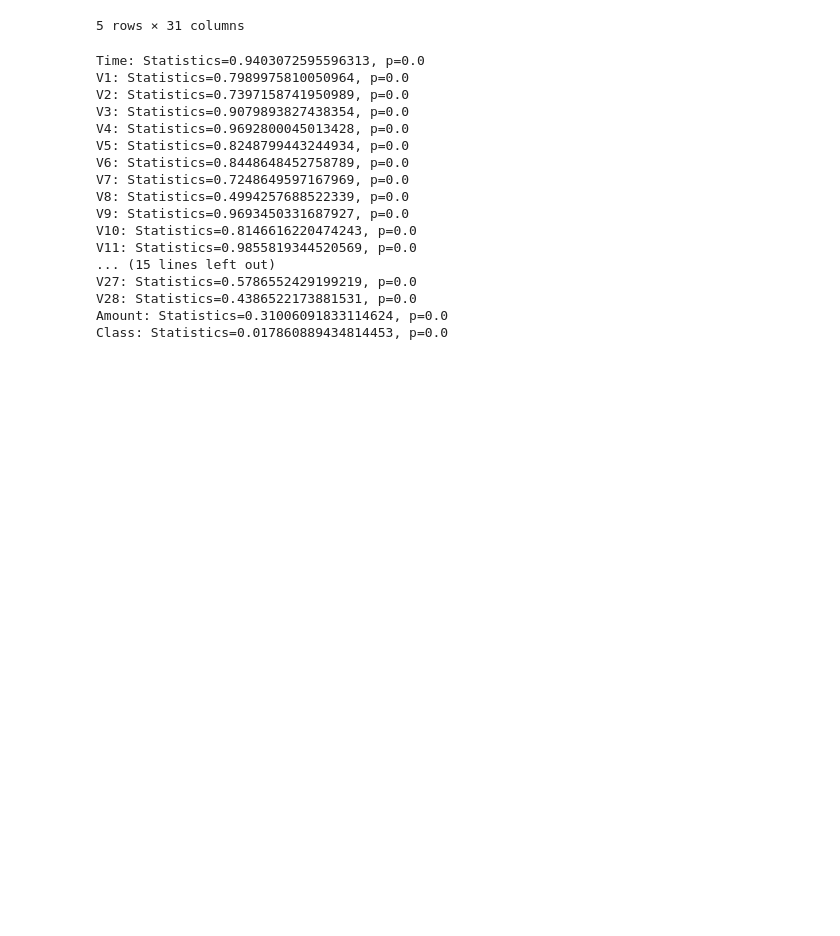
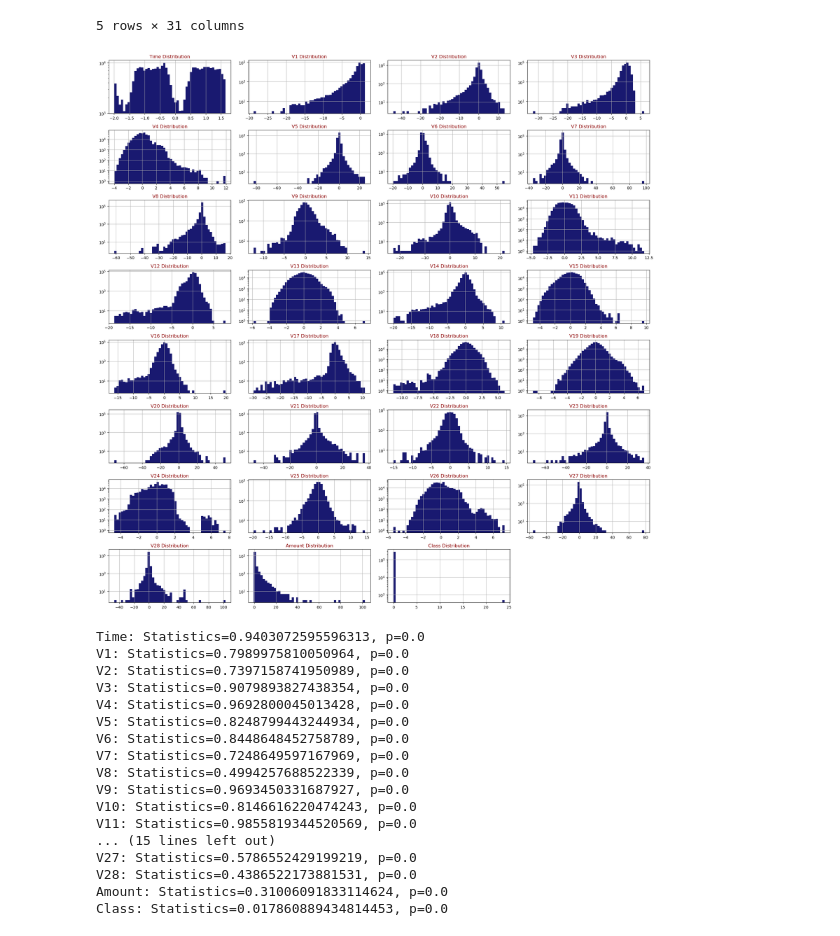
Before and after one commit to AnkitDogra-07/Research-CSE-V, a Jupyter notebook: Work/Notebooks for Data Cleaning/preprocessing.ipynb, the cells around one changed output. Drawn from its saved outputs; the diff is of its cells as text; code cells hidden in the pictures; blank space fills up the shorter version.

```diff
--- a/Work/Notebooks for Data Cleaning/preprocessing.ipynb
+++ b/Work/Notebooks for Data Cleaning/preprocessing.ipynb
@@ -173,6 +173,20 @@ normalized_df.head()
 | 3 | -1.996562 | -0.493325 | -0.112169 | 1.182516 | -0.609727 | -0.007469 | 0.936150 | 0.192071 | 0.316018 | -1.262503 | ... | ... |
 | 4 | -1.996541 | -0.591330 | 0.531541 | 1.021412 | 0.284655 | -0.295015 | 0.071999 | 0.479302 | -0.226510 | 0.744326 | ... | ... |
 5 rows × 31 columns
+# %%
+def draw_histograms(df, features, rows, columns):
+    fig = plt.figure(figsize=(20, 20))
+    for i, features in enumerate(features):
+        ax = fig.add_subplot(rows, columns, i+1)
+        df[features].hist(bins = 50 , ax = ax, facecolor='midnightblue')
+        ax.set_title(features+" Distribution", color="DarkRed")
+        ax.set_yscale('log')
+    fig.tight_layout()
+    plt.show()
+
+draw_histograms(normalized_df, normalized_df.columns, 8, 4)
+# %% [output]
+[figure, added]
 # %%
 # Performing the Shapiro-Wilk test for each column in main_df
 for column in normalized_df.columns:
```
Also changed, not shown: parts of 1 cell of this notebook.
